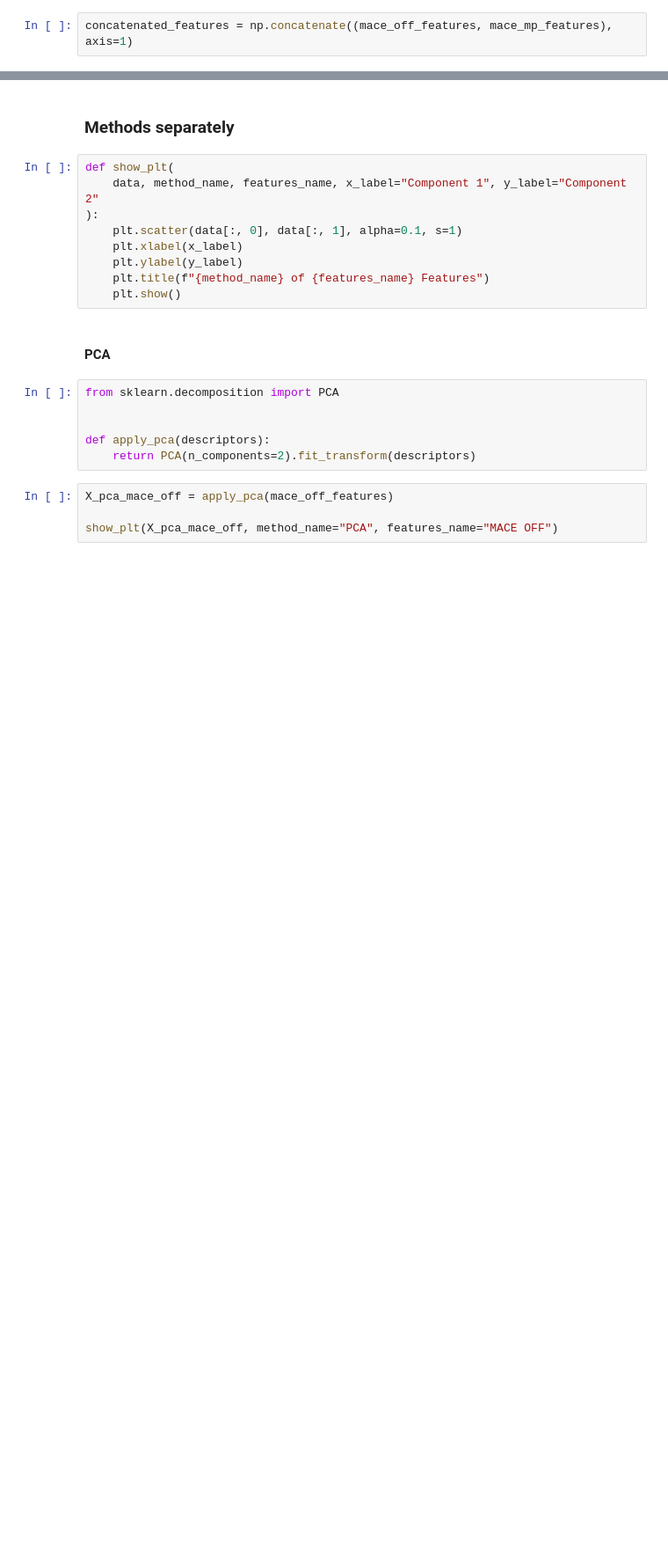
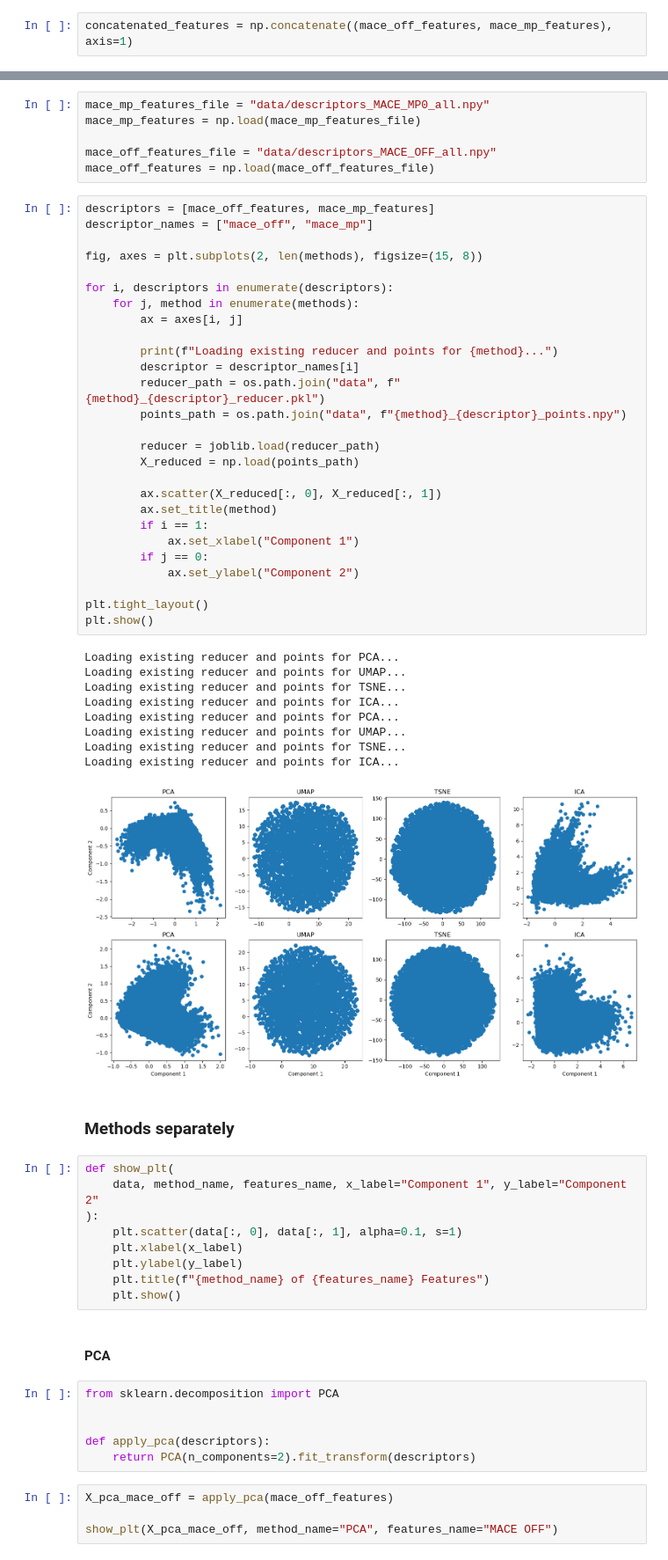
Before and after one commit to lab-cosmo/atomistic-cookbook, a Jupyter notebook: examples/chemiscope_auto/chemiscope_auto.ipynb, the cells around one changed output, grey strips where cells are left out. Shown at 88% size. Saved outputs shown, nothing was run; the diff lists cells and outputs as text; blank space fills up the shorter version.

```diff
--- a/examples/chemiscope_auto/chemiscope_auto.ipynb
+++ b/examples/chemiscope_auto/chemiscope_auto.ipynb
@@ -233,3 +191,46 @@ ICA execution time: 7.35 seconds
+# %%
+mace_mp_features_file = "data/descriptors_MACE_MP0_all.npy"
+mace_mp_features = np.load(mace_mp_features_file)
+
+mace_off_features_file = "data/descriptors_MACE_OFF_all.npy"
+mace_off_features = np.load(mace_off_features_file)
+# %%
+descriptors = [mace_off_features, mace_mp_features]
+descriptor_names = ["mace_off", "mace_mp"]
+
+fig, axes = plt.subplots(2, len(methods), figsize=(15, 8))
+
+for i, descriptors in enumerate(descriptors):
+    for j, method in enumerate(methods):
+        ax = axes[i, j]
+
+        print(f"Loading existing reducer and points for {method}...")
+        descriptor = descriptor_names[i]
+        reducer_path = os.path.join("data", f"{method}_{descriptor}_reducer.pkl")
+        points_path = os.path.join("data", f"{method}_{descriptor}_points.npy")
+
+        reducer = joblib.load(reducer_path)
+        X_reduced = np.load(points_path)
+
+        ax.scatter(X_reduced[:, 0], X_reduced[:, 1])
+        ax.set_title(method)
+        if i == 1:
+            ax.set_xlabel("Component 1")
+        if j == 0:
+            ax.set_ylabel("Component 2")
+
+plt.tight_layout()
+plt.show()
+# %% [output]
+Loading existing reducer and points for PCA...
+Loading existing reducer and points for UMAP...
+Loading existing reducer and points for TSNE...
+Loading existing reducer and points for ICA...
+Loading existing reducer and points for PCA...
+Loading existing reducer and points for UMAP...
+Loading existing reducer and points for TSNE...
+Loading existing reducer and points for ICA...
+[figure, added]
 # %% [markdown]
 ### Methods separately
 # %%
```
Also changed, not shown: parts of 37 cells of this notebook, 1 other file.
